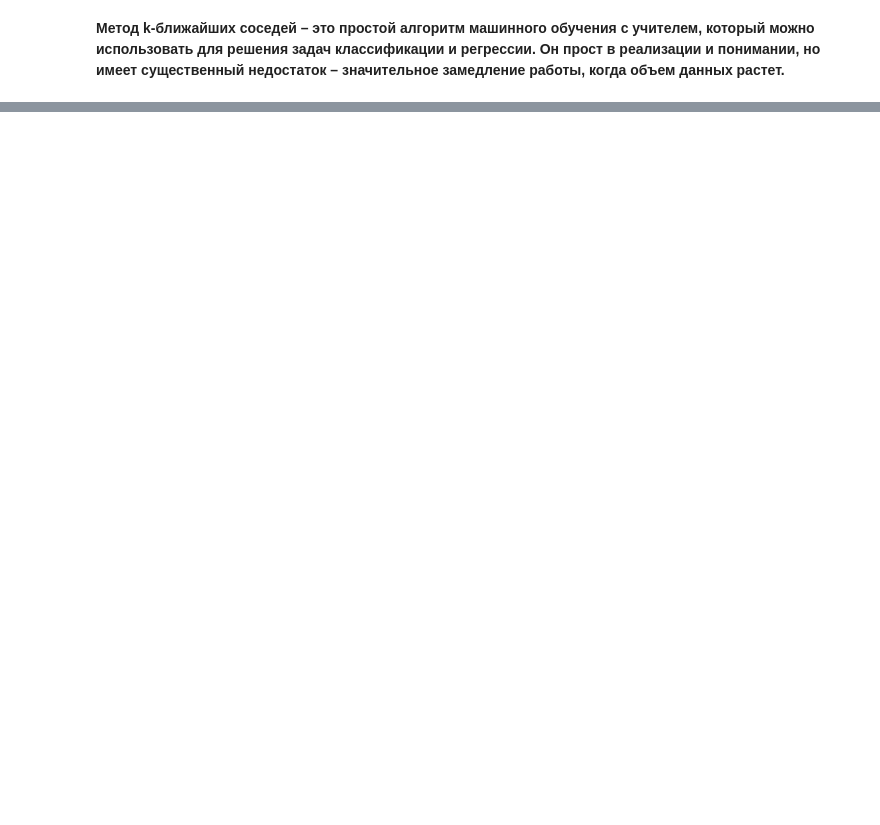
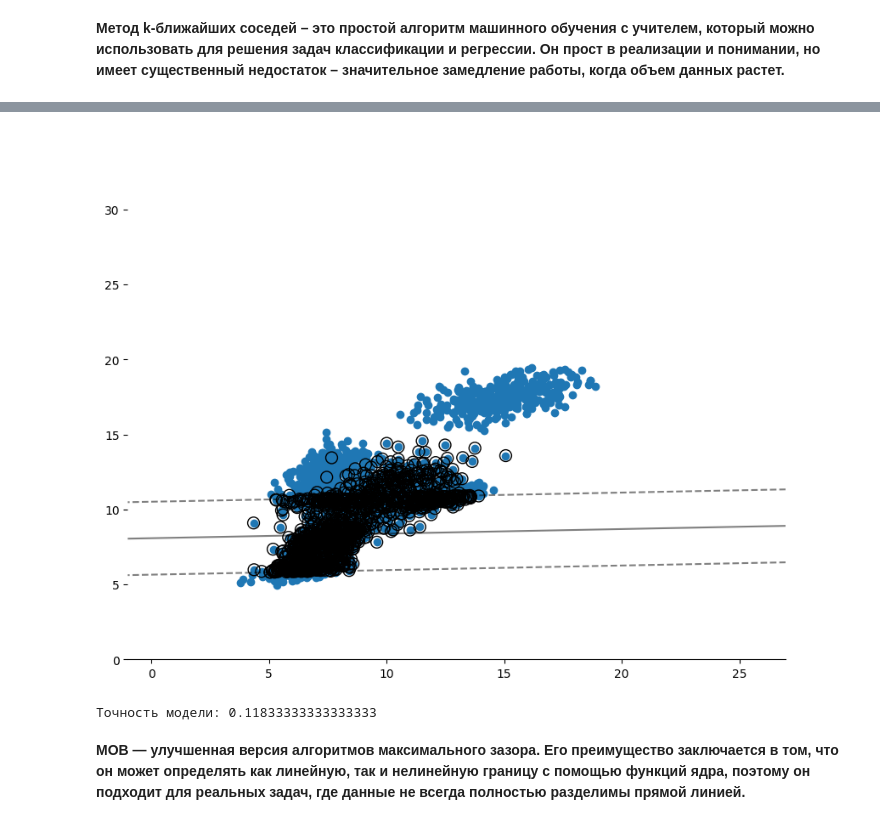
Before and after one commit to len6q/dynamic-languages-2, a Jupyter notebook: practice.ipynb, the cells around one changed output, grey strips where cells are left out. Drawn from its saved outputs; the diff is of its cells as text; code cells hidden in the pictures; blank space fills up the shorter version.

```diff
--- a/practice.ipynb
+++ b/practice.ipynb
@@ -85,9 +88,0 @@ plt.show()
-# %%
-X_train, X_test, y_train, y_test = train_test_split(X, y, test_size=0.2, random_state=42)
-
-knn_model = KNeighborsClassifier(n_neighbors=5)
-knn_model.fit(X_train, y_train)
-
-y_pred = knn_model.predict(X_test)
-
-print(f'Точность модели: {accuracy_score(y_test, y_pred)}')
@@ -97,0 +122,3 @@ print(f'Точность модели: {accuracy_score(y_test, y_pred)}')
+# %%
+frame = pd.read_csv('data.csv', sep=';', encoding='cp1252')
+frame = frame.head(3000)
@@ -97,0 +183,10 @@ print(f'Точность модели: {accuracy_score(y_test, y_pred)}')
+# %%
+model = svm.SVC(kernel='linear')
+model.fit(x_train, y_train)
+draw()
+print_accuracy()
+# %% [output]
+[figure, added]
+Точноcть модели: 0.11833333333333333
+# %% [markdown]
+**МОВ — улучшенная версия алгоритмов максимального зазора. Его преимущество заключается в том, что он может определять как линейную, так и нелинейную границу с помощью функций ядра, поэтому он подходит для реальных задач, где данные не всегда полностью разделимы прямой линией.**
```
Also changed, not shown: parts of 18 cells of this notebook, 3 other files.
